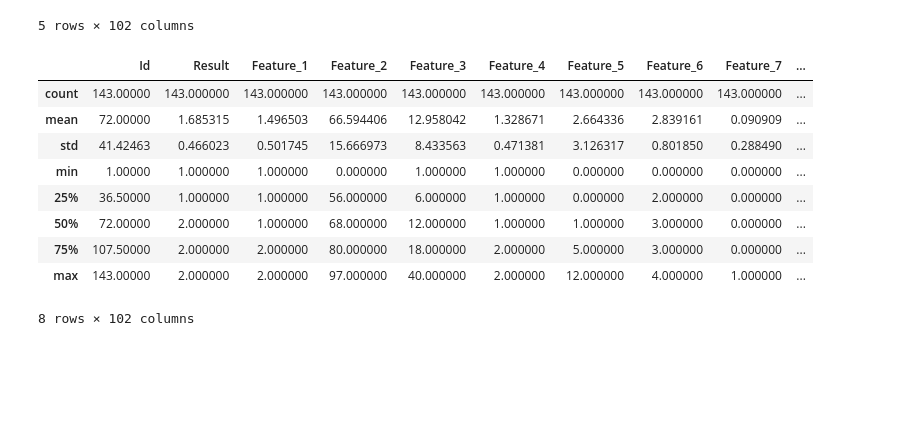
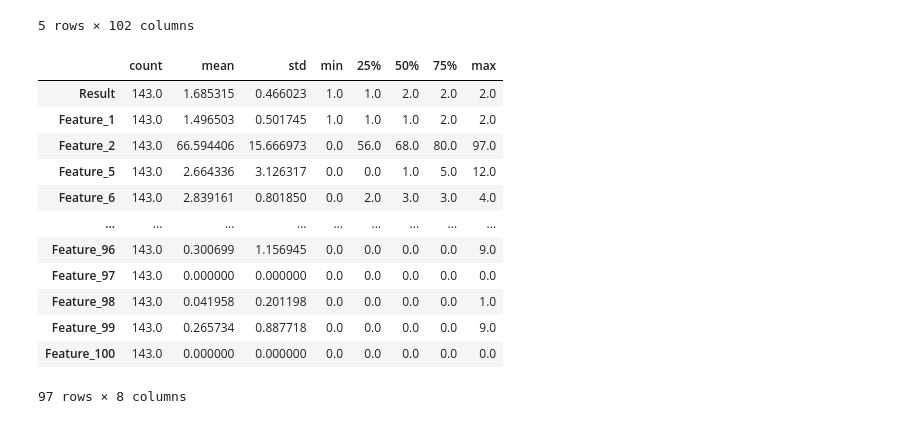
Before and after one commit to albul-k/ml_covid_surv_prediction, a Jupyter notebook: baseline-catboost_clf.ipynb, the cells around one changed output. Cells and saved outputs as stored; diff of their text form; code cells hidden in the pictures; blank space fills up the shorter version.

```diff
--- a/baseline-catboost_clf.ipynb
+++ b/baseline-catboost_clf.ipynb
@@ -25,20 +29,24 @@ target_name = 'Result'
 golden_features = ['Feature_3', 'Feature_4', 'Feature_32', 'Feature_35']
 feature_names = df.columns.drop([target_name] + golden_features + ['Id']).tolist()
 
+df = df[[target_name] + feature_names]
 df.fillna(0, inplace=True)
 # %%
-df.describe()
+df.describe().T
 # %% [output]
-|  | Id | Result | Feature_1 | Feature_2 | Feature_3 | Feature_4 | Feature_5 | Feature_6 | Feature_7 | ... |
-| count | 143.00000 | 143.000000 | 143.000000 | 143.000000 | 143.000000 | 143.000000 | 143.000000 | 143.000000 | 143.000000 | ... |
-| mean | 72.00000 | 1.685315 | 1.496503 | 66.594406 | 12.958042 | 1.328671 | 2.664336 | 2.839161 | 0.090909 | ... |
-| std | 41.42463 | 0.466023 | 0.501745 | 15.666973 | 8.433563 | 0.471381 | 3.126317 | 0.801850 | 0.288490 | ... |
-| min | 1.00000 | 1.000000 | 1.000000 | 0.000000 | 1.000000 | 1.000000 | 0.000000 | 0.000000 | 0.000000 | ... |
-| 25% | 36.50000 | 1.000000 | 1.000000 | 56.000000 | 6.000000 | 1.000000 | 0.000000 | 2.000000 | 0.000000 | ... |
-| 50% | 72.00000 | 2.000000 | 1.000000 | 68.000000 | 12.000000 | 1.000000 | 1.000000 | 3.000000 | 0.000000 | ... |
-| 75% | 107.50000 | 2.000000 | 2.000000 | 80.000000 | 18.000000 | 2.000000 | 5.000000 | 3.000000 | 0.000000 | ... |
-| max | 143.00000 | 2.000000 | 2.000000 | 97.000000 | 40.000000 | 2.000000 | 12.000000 | 4.000000 | 1.000000 | ... |
+|  | count | mean | std | min | 25% | 50% | 75% | max |
+| Result | 143.0 | 1.685315 | 0.466023 | 1.0 | 1.0 | 2.0 | 2.0 | 2.0 |
+| Feature_1 | 143.0 | 1.496503 | 0.501745 | 1.0 | 1.0 | 1.0 | 2.0 | 2.0 |
+| Feature_2 | 143.0 | 66.594406 | 15.666973 | 0.0 | 56.0 | 68.0 | 80.0 | 97.0 |
+| Feature_5 | 143.0 | 2.664336 | 3.126317 | 0.0 | 0.0 | 1.0 | 5.0 | 12.0 |
+| Feature_6 | 143.0 | 2.839161 | 0.801850 | 0.0 | 2.0 | 3.0 | 3.0 | 4.0 |
+| ... | ... | ... | ... | ... | ... | ... | ... | ... |
+| Feature_96 | 143.0 | 0.300699 | 1.156945 | 0.0 | 0.0 | 0.0 | 0.0 | 9.0 |
+| Feature_97 | 143.0 | 0.000000 | 0.000000 | 0.0 | 0.0 | 0.0 | 0.0 | 0.0 |
+| Feature_98 | 143.0 | 0.041958 | 0.201198 | 0.0 | 0.0 | 0.0 | 0.0 | 1.0 |
+| Feature_99 | 143.0 | 0.265734 | 0.887718 | 0.0 | 0.0 | 0.0 | 0.0 | 9.0 |
+| Feature_100 | 143.0 | 0.000000 | 0.000000 | 0.0 | 0.0 | 0.0 | 0.0 | 0.0 |
-8 rows × 102 columns
+97 rows × 8 columns
 # %%
 df.info()
 # %% [output]
```
Also changed, not shown: parts of 6 cells of this notebook.
